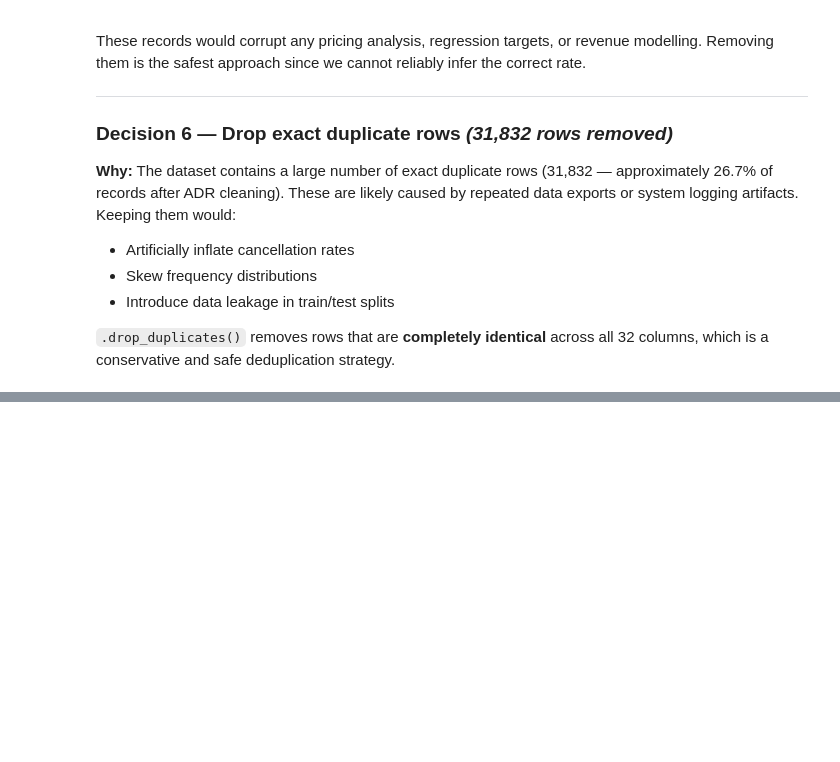
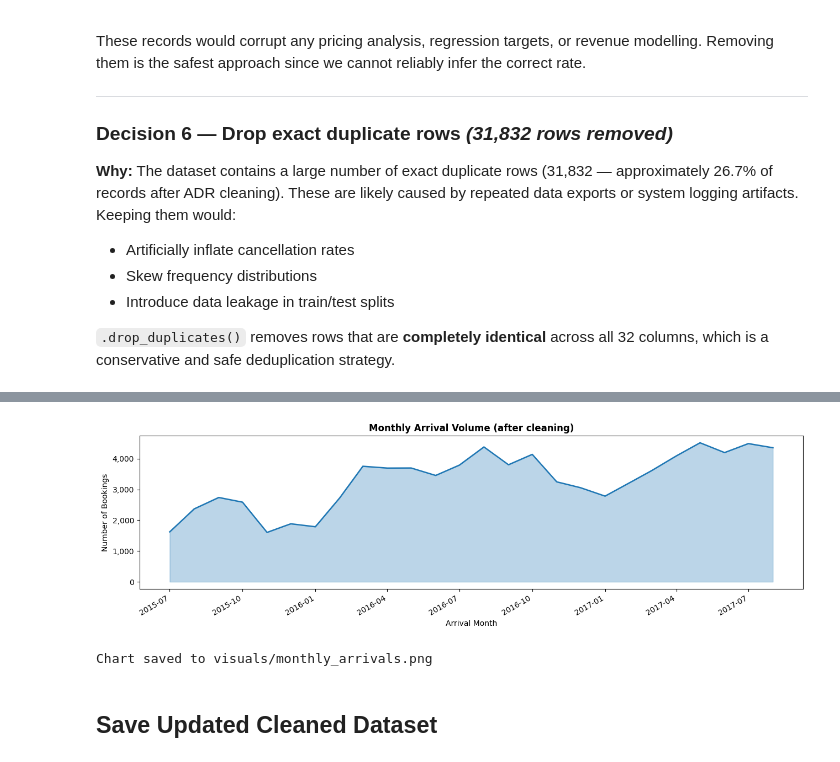
Before and after one commit to Sneha140202/hotel-booking-analysis, a Jupyter notebook: notebooks/02_data_cleaning.ipynb, the cells around one changed output, grey strips where cells are left out. Cells and saved outputs as stored; diff of their text form; code cells hidden in the pictures; blank space fills up the shorter version.

```diff
--- a/notebooks/02_data_cleaning.ipynb
+++ b/notebooks/02_data_cleaning.ipynb
@@ -316,0 +395,8 @@ These records would corrupt any pricing analysis, regression targets, or revenue
+# %%
+df["total_nights"] = df["stays_in_weekend_nights"] + df["stays_in_week_nights"]
+
+print(f"total_nights — dtype : {df['total_nights'].dtype}")
+print(f"  min : {df['total_nights'].min()}  |  "
+      f"max : {df['total_nights'].max()}  |  "
+      f"mean : {df['total_nights'].mean():.2f}  |  "
+      f"0-night bookings : {(df['total_nights'] == 0).sum()}")
@@ -316,0 +408,9 @@ These records would corrupt any pricing analysis, regression targets, or revenue
+# %%
+df["total_guests"] = df["adults"] + df["children"] + df["babies"]
+
+print(f"total_guests — dtype : {df['total_guests'].dtype}")
+print(f"  min : {df['total_guests'].min()}  |  "
+      f"max : {df['total_guests'].max()}  |  "
+      f"mean : {df['total_guests'].mean():.2f}")
+print(f"  ⚠ Bookings with 0 guests : {(df['total_guests'] == 0).sum()} "
+      f"(will be flagged in EDA)")
@@ -316,0 +523,23 @@ These records would corrupt any pricing analysis, regression targets, or revenue
+# %%
+fig, ax = plt.subplots(figsize=(13, 4))
+
+monthly = df.groupby(df["arrival_date"].dt.to_period("M")).size()
+monthly.index = monthly.index.to_timestamp()
+
+ax.fill_between(monthly.index, monthly.values, alpha=0.3, color="#1f77b4")
+ax.plot(monthly.index, monthly.values, color="#1f77b4", linewidth=1.8)
+ax.set_title("Monthly Arrival Volume (after cleaning)", fontsize=12, fontweight="bold")
+ax.set_xlabel("Arrival Month", fontsize=10)
+ax.set_ylabel("Number of Bookings", fontsize=10)
+ax.yaxis.set_major_formatter(mtick.FuncFormatter(lambda x, _: f"{int(x):,}"))
+plt.xticks(rotation=30, ha="right")
+plt.tight_layout()
+plt.savefig("../visuals/monthly_arrivals.png",
+            dpi=150, bbox_inches="tight", facecolor="white")
+plt.show()
+print("Chart saved to visuals/monthly_arrivals.png")
+# %% [output]
+[figure, added]
+Chart saved to visuals/monthly_arrivals.png
+# %% [markdown]
+## Save Updated Cleaned Dataset
```
Also changed, not shown: parts of 21 cells of this notebook.
